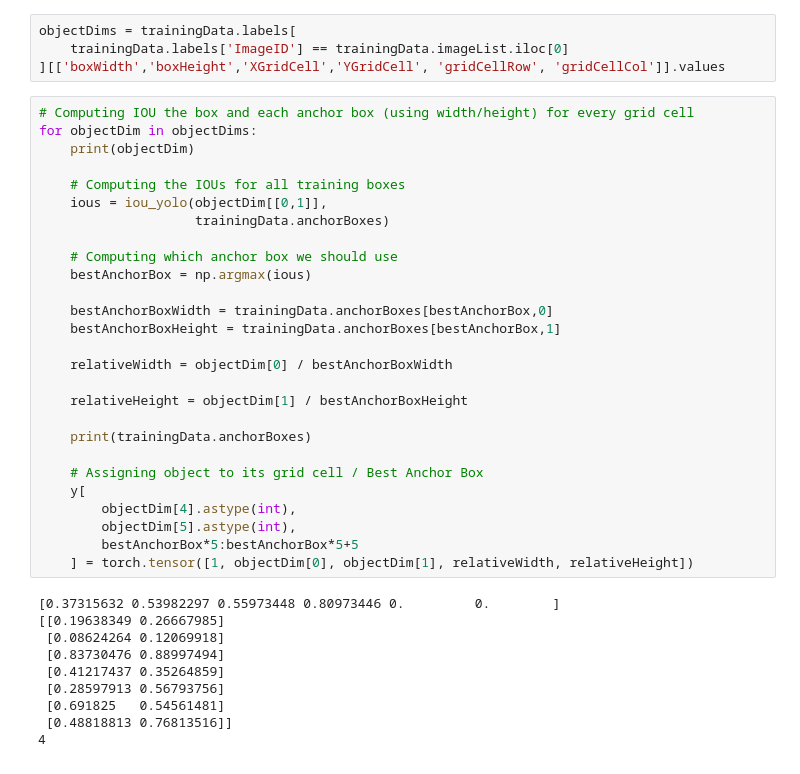
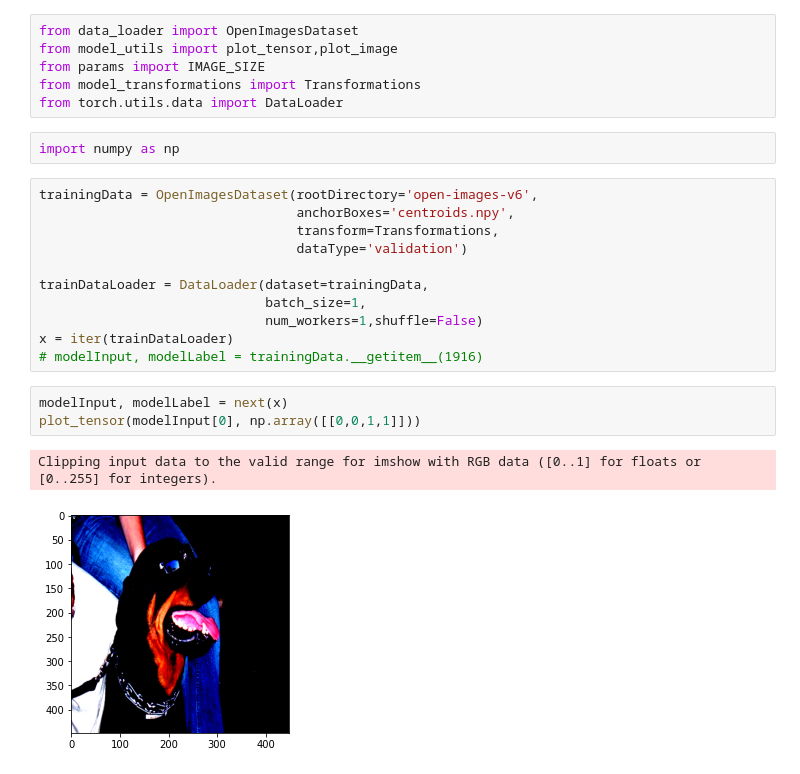
Before and after one commit to avickars/Dog-Application, a Jupyter notebook: dog-detection-model/Untitled.ipynb, the cells around one changed output. Drawn from its saved outputs; the diff is of its cells as text.

Commit message:
completed data loader #18

```diff
--- a/dog-detection-model/Untitled.ipynb
+++ b/dog-detection-model/Untitled.ipynb
@@ -84,41 +1,25 @@ y = torch.zeros((trainingData.gridSize, trainingData.gridSize, trainingData.numA
-# %%
-objectDims = trainingData.labels[
-    trainingData.labels['ImageID'] == trainingData.imageList.iloc[0]
-][['boxWidth','boxHeight','XGridCell','YGridCell', 'gridCellRow', 'gridCellCol']].values
-# %%
-# Computing IOU the box and each anchor box (using width/height) for every grid cell
-for objectDim in objectDims:
-    print(objectDim)
-
-    # Computing the IOUs for all training boxes
-    ious = iou_yolo(objectDim[[0,1]],
-                    trainingData.anchorBoxes)
-
-    # Computing which anchor box we should use
-    bestAnchorBox = np.argmax(ious)
-
-    bestAnchorBoxWidth = trainingData.anchorBoxes[bestAnchorBox,0]
-    bestAnchorBoxHeight = trainingData.anchorBoxes[bestAnchorBox,1]
-
-    relativeWidth = objectDim[0] / bestAnchorBoxWidth
-
-    relativeHeight = objectDim[1] / bestAnchorBoxHeight
-
-    print(trainingData.anchorBoxes)
-
-    # Assigning object to its grid cell / Best Anchor Box
-    y[
-        objectDim[4].astype(int),
-        objectDim[5].astype(int),
-        bestAnchorBox*5:bestAnchorBox*5+5
-    ] = torch.tensor([1, objectDim[0], objectDim[1], relativeWidth, relativeHeight])
-# %% [output]
-[0.37315632 0.53982297 0.55973448 0.80973446 0.         0.        ]
-[[0.19638349 0.26667985]
- [0.08624264 0.12069918]
- [0.83730476 0.88997494]
- [0.41217437 0.35264859]
- [0.28597913 0.56793756]
- [0.691825   0.54561481]
- [0.48818813 0.76813516]]
-4
+# %%
+from data_loader import OpenImagesDataset
+from model_utils import plot_tensor,plot_image
+from params import IMAGE_SIZE
+from model_transformations import Transformations
+from torch.utils.data import DataLoader
+# %%
+import numpy as np
+# %%
+trainingData = OpenImagesDataset(rootDirectory='open-images-v6',
+                                 anchorBoxes='centroids.npy',
+                                 transform=Transformations,
+                                 dataType='validation')
+
+trainDataLoader = DataLoader(dataset=trainingData,
+                             batch_size=1,
+                             num_workers=1,shuffle=False)
+x = iter(trainDataLoader)
+# modelInput, modelLabel = trainingData.__getitem__(1916)
+# %%
+modelInput, modelLabel = next(x)
+plot_tensor(modelInput[0], np.array([[0,0,1,1]]))
+# %% [output]
+Clipping input data to the valid range for imshow with RGB data ([0..1] for floats or [0..255] for integers).
+[figure, added]
```
Also changed, not shown: parts of 2 cells of this notebook, 5 other files.
